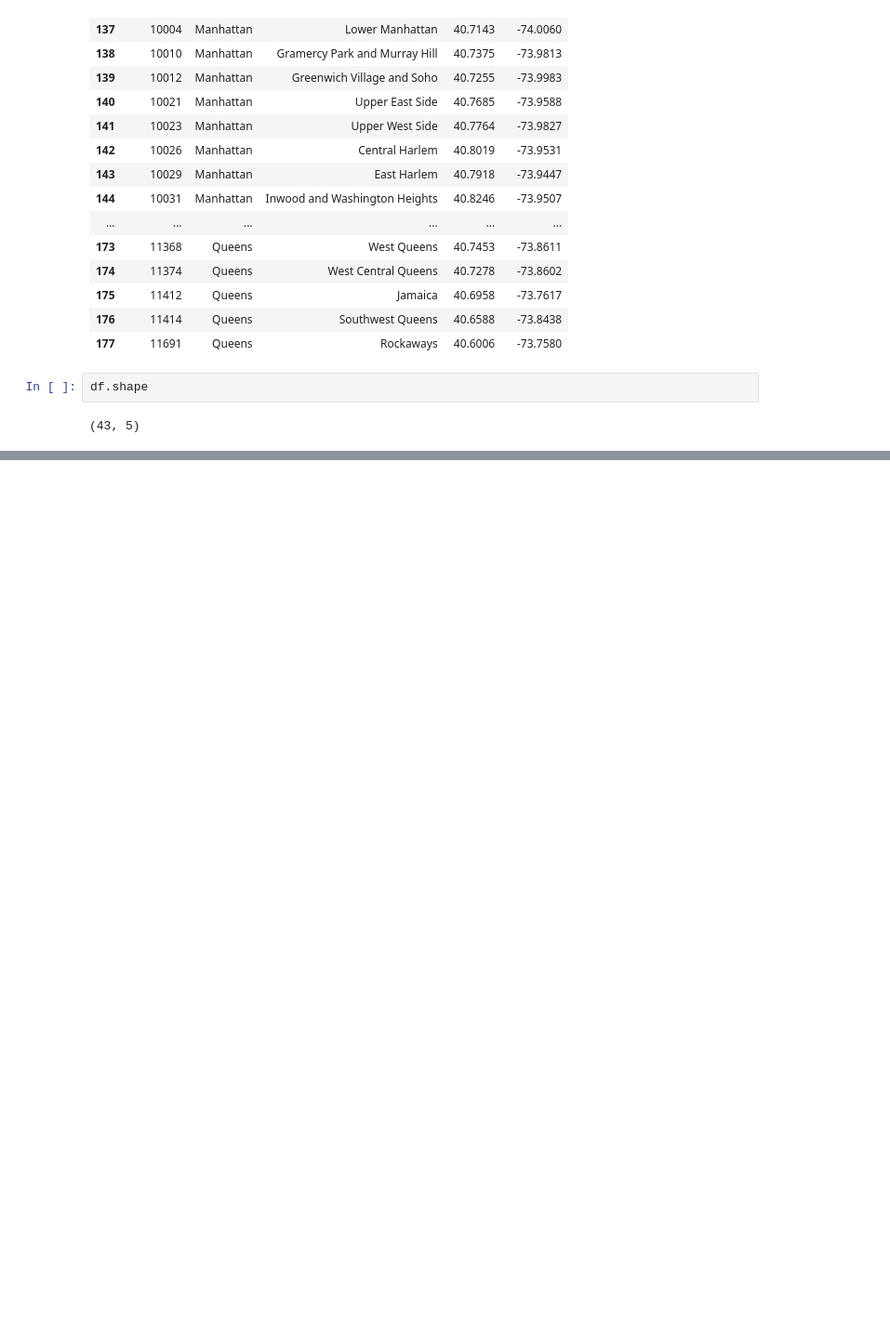
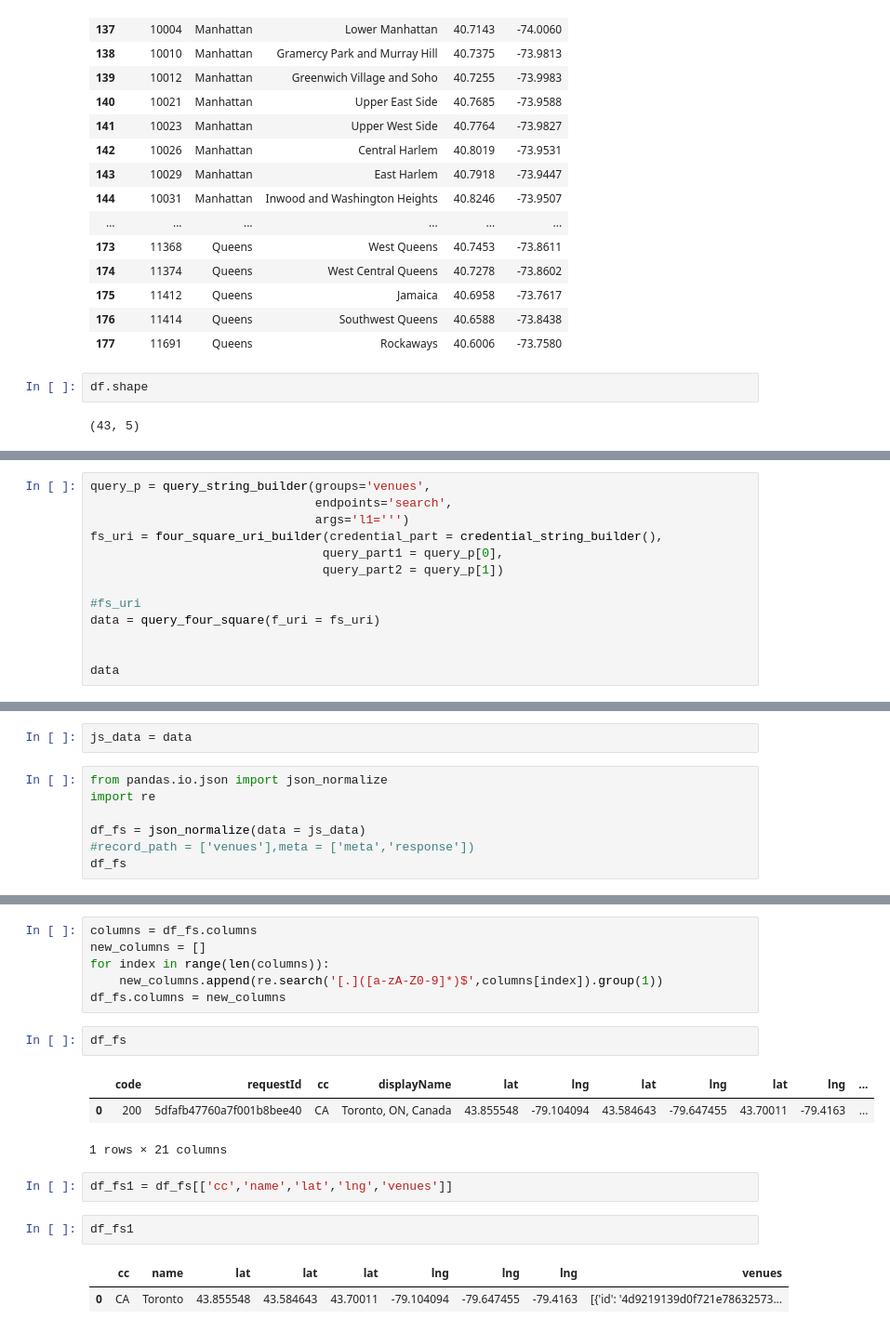
Before and after one commit to narsi16-edu/Coursera_Capstone, a Jupyter notebook: capstone_notebook.ipynb, the cells around one changed output, grey strips where cells are left out. Shown: that part at 93% size. Saved outputs shown, nothing was run; the diff lists cells and outputs as text; blank space fills up the shorter version.

```diff
--- a/capstone_notebook.ipynb
+++ b/capstone_notebook.ipynb
@@ -475,0 +537,13 @@ df.shape
+# %%
+query_p = query_string_builder(groups='venues',
+                               endpoints='search',
+                               args='l1=''')
+fs_uri = four_square_uri_builder(credential_part = credential_string_builder(),
+                                query_part1 = query_p[0],
+                                query_part2 = query_p[1])
+
+#fs_uri
+data = query_four_square(f_uri = fs_uri)
+
+
+data
@@ -475,0 +568,9 @@ df.shape
+# %%
+js_data = data
+# %%
+from pandas.io.json import json_normalize
+import re
+
+df_fs = json_normalize(data = js_data)
+#record_path = ['venues'],meta = ['meta','response'])
+df_fs
@@ -475,0 +581,19 @@ df.shape
+# %%
+columns = df_fs.columns
+new_columns = []
+for index in range(len(columns)):
+    new_columns.append(re.search('[.]([a-zA-Z0-9]*)$',columns[index]).group(1))
+df_fs.columns = new_columns
+# %%
+df_fs
+# %% [output]
+|  | code | requestId | cc | displayName | lat | lng | lat | lng | lat | lng | ... |
+| 0 | 200 | 5dfafb47760a7f001b8bee40 | CA | Toronto, ON, Canada | 43.855548 | -79.104094 | 43.584643 | -79.647455 | 43.70011 | -79.4163 | ... |
+1 rows × 21 columns
+# %%
+df_fs1 = df_fs[['cc','name','lat','lng','venues']]
+# %%
+df_fs1
+# %% [output]
+|  | cc | name | lat | lat | lat | lng | lng | lng | venues |
+| 0 | CA | Toronto | 43.855548 | 43.584643 | 43.70011 | -79.104094 | -79.647455 | -79.4163 | [{'id': '4d9219139d0f721e78632573... |
```
Also changed, not shown: parts of 25 cells of this notebook.
